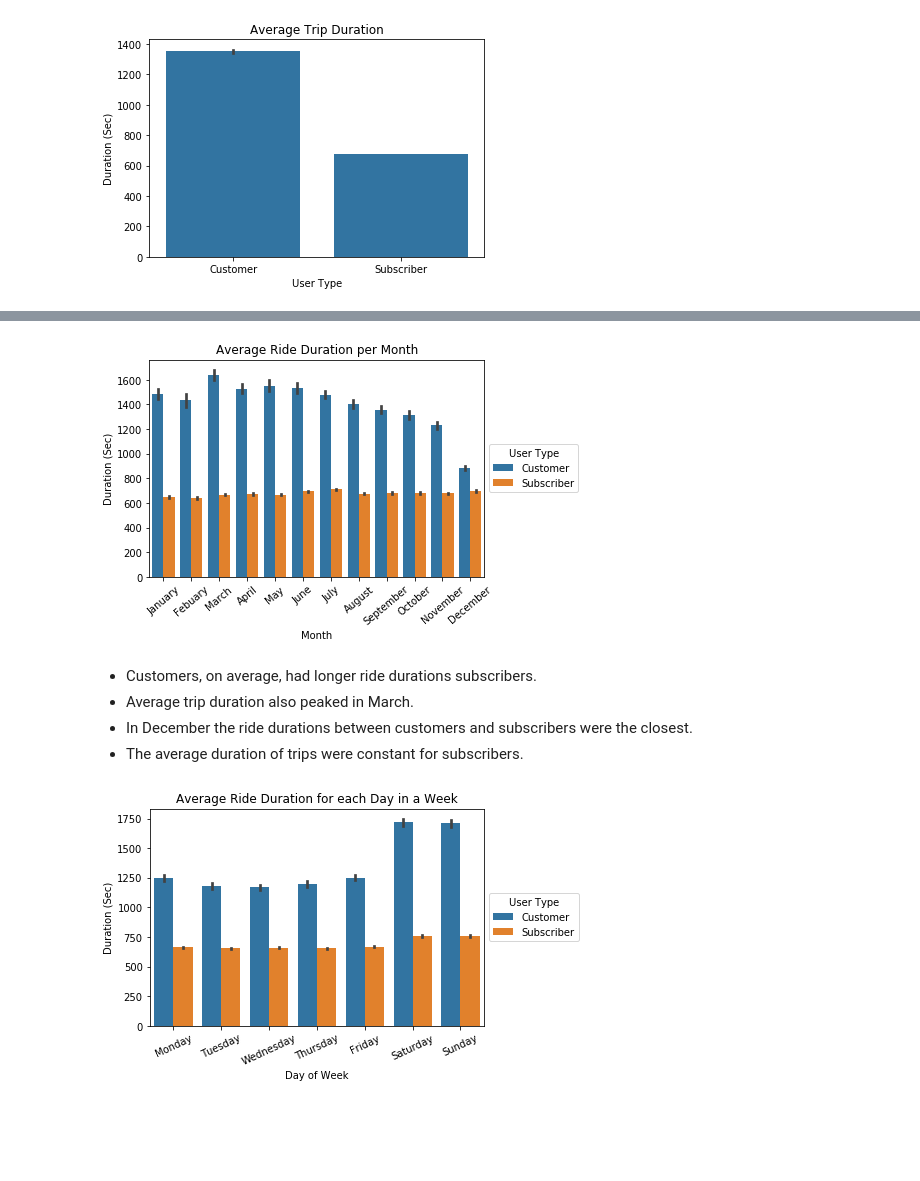
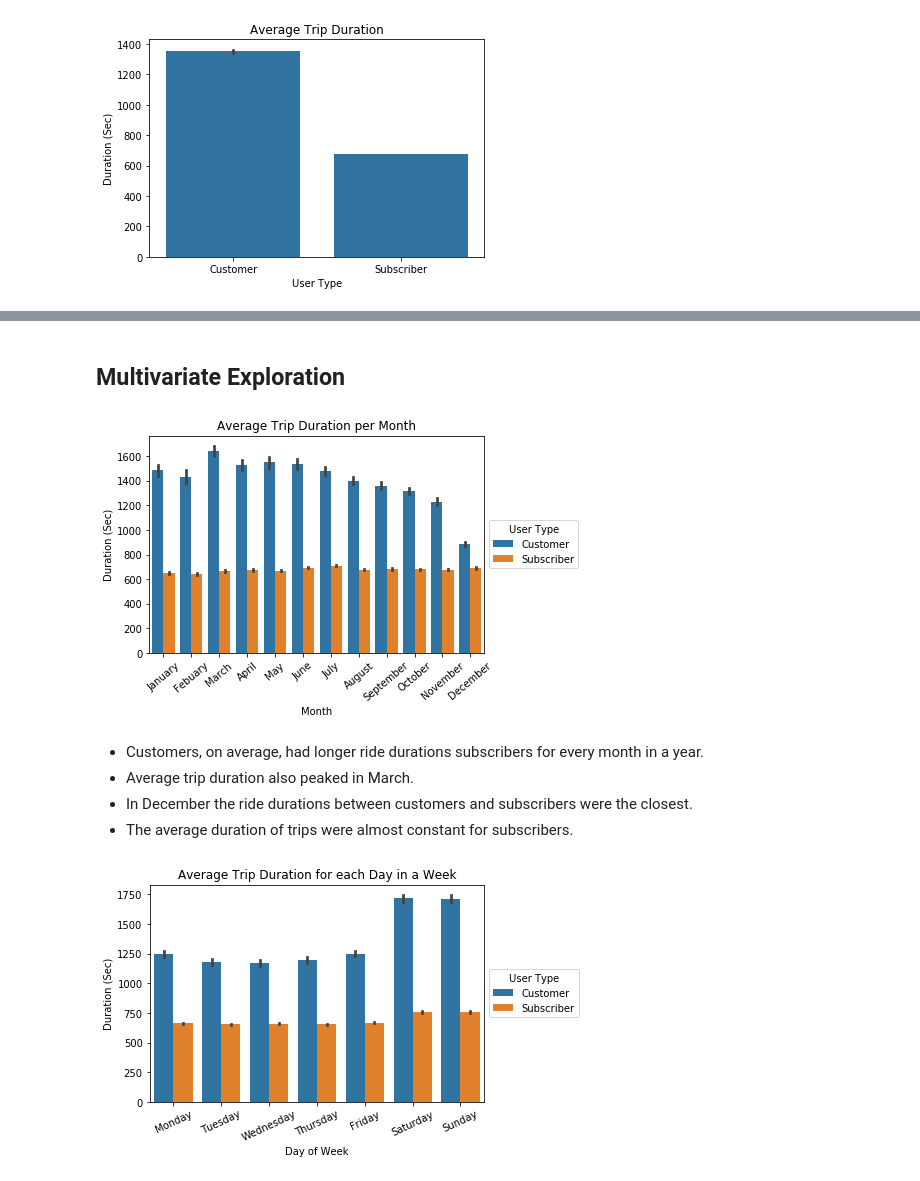
Before and after one commit to schoolkidrich/bike_ridership_sf, a Jupyter notebook: bike_ridership_sf.ipynb, the cells around one changed output, grey strips where cells are left out. Cells and saved outputs as stored; diff of their text form; code cells hidden in the pictures; blank space fills up the shorter version.

```diff
--- a/bike_ridership_sf.ipynb
+++ b/bike_ridership_sf.ipynb
@@ -186 +183,6 @@ plt.ylim(0,2500);
+# %%
+# Formula for creating bar charts
+def barplot(x, y, color, hue):
+    sb.barplot(data = df, x = x, y = y, color = color, hue = hue)
+    plt.ylabel('Duration (Sec)')
 # %%
@@ -195,24 +201,24 @@ plt.xlabel('User Type');
+# %% [markdown]
+## Multivariate Exploration
 # %%
-sb.barplot(data = df, x = 'month', y = 'duration_sec', hue = 'user_type')
-plt.title('Average Ride Duration per Month')
+barplot(x = 'month', y = 'duration_sec',color = None, hue = 'user_type')
+plt.title('Average Trip Duration per Month')
 plt.xlabel('Month')
-plt.ylabel('Duration (Sec)')
 plt.legend(title = 'User Type',loc = 6, bbox_to_anchor = (1,.5))
 plt.xticks(rotation = 40);
 # %% [output]
-[figure, old version]
+[figure, new version]
 # %% [markdown]
-- Customers, on average, had longer ride durations subscribers.
+- Customers, on average, had longer ride durations subscribers for every month in a year.
 - Average trip duration also peaked in March.
 - In December the ride durations between customers and subscribers were the closest.
-- The average duration of trips were constant for subscribers.
+- The average duration of trips were almost constant for subscribers.
 # %%
-sb.barplot(data = df, x = 'day_of_week', y = 'duration_sec', hue = 'user_type')
-plt.title('Average Ride Duration for each Day in a Week')
+barplot(x = 'day_of_week', y = 'duration_sec',color = None, hue = 'user_type')
+plt.title('Average Trip Duration for each Day in a Week')
 plt.xlabel('Day of Week')
-plt.ylabel('Duration (Sec)')
 plt.legend(title = 'User Type',loc = 6, bbox_to_anchor = (1,.5))
 plt.xticks(rotation = 25);
 # %% [output]
-[figure, old version]
+[figure, new version]
 # %% [markdown]
```
Also changed, not shown: parts of 31 cells of this notebook.
